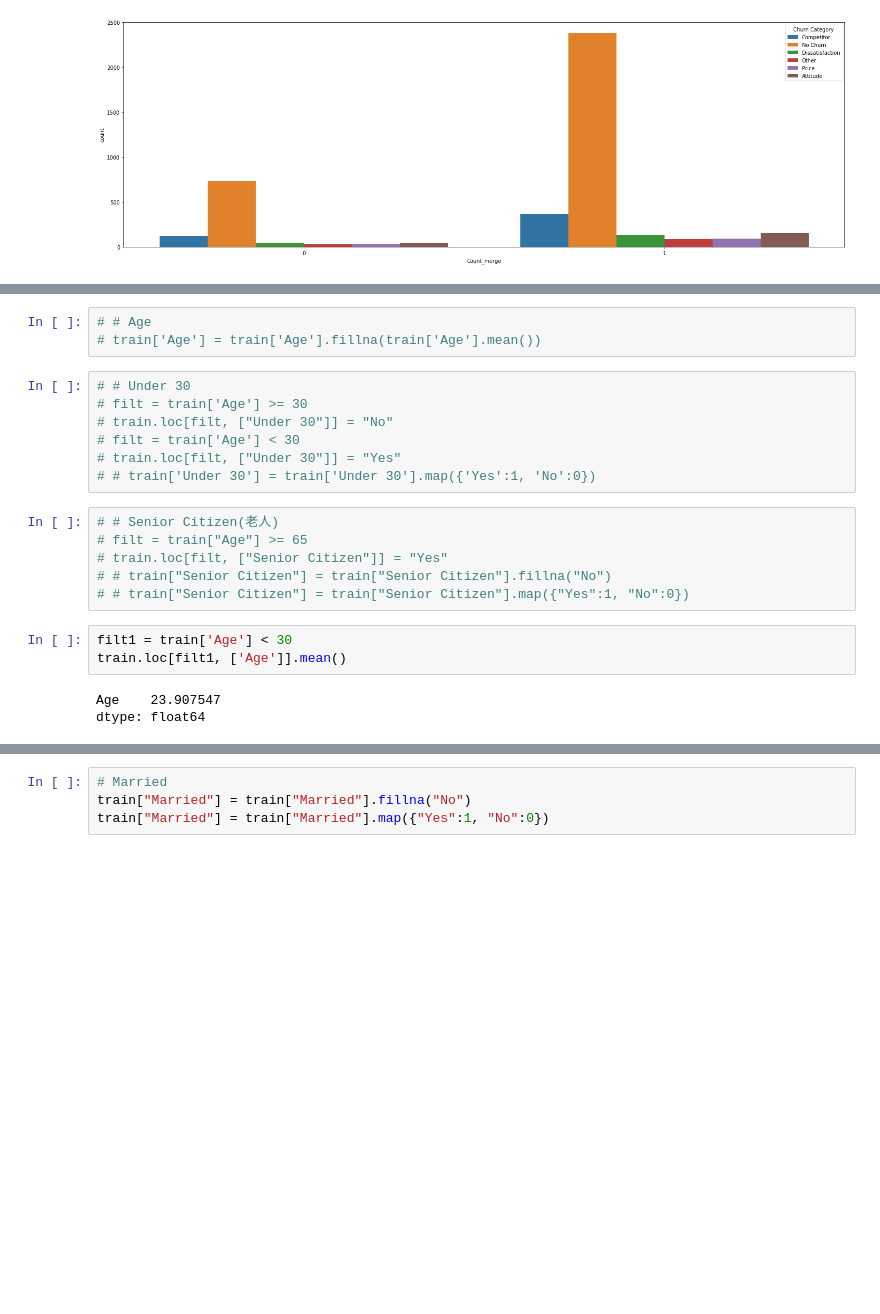
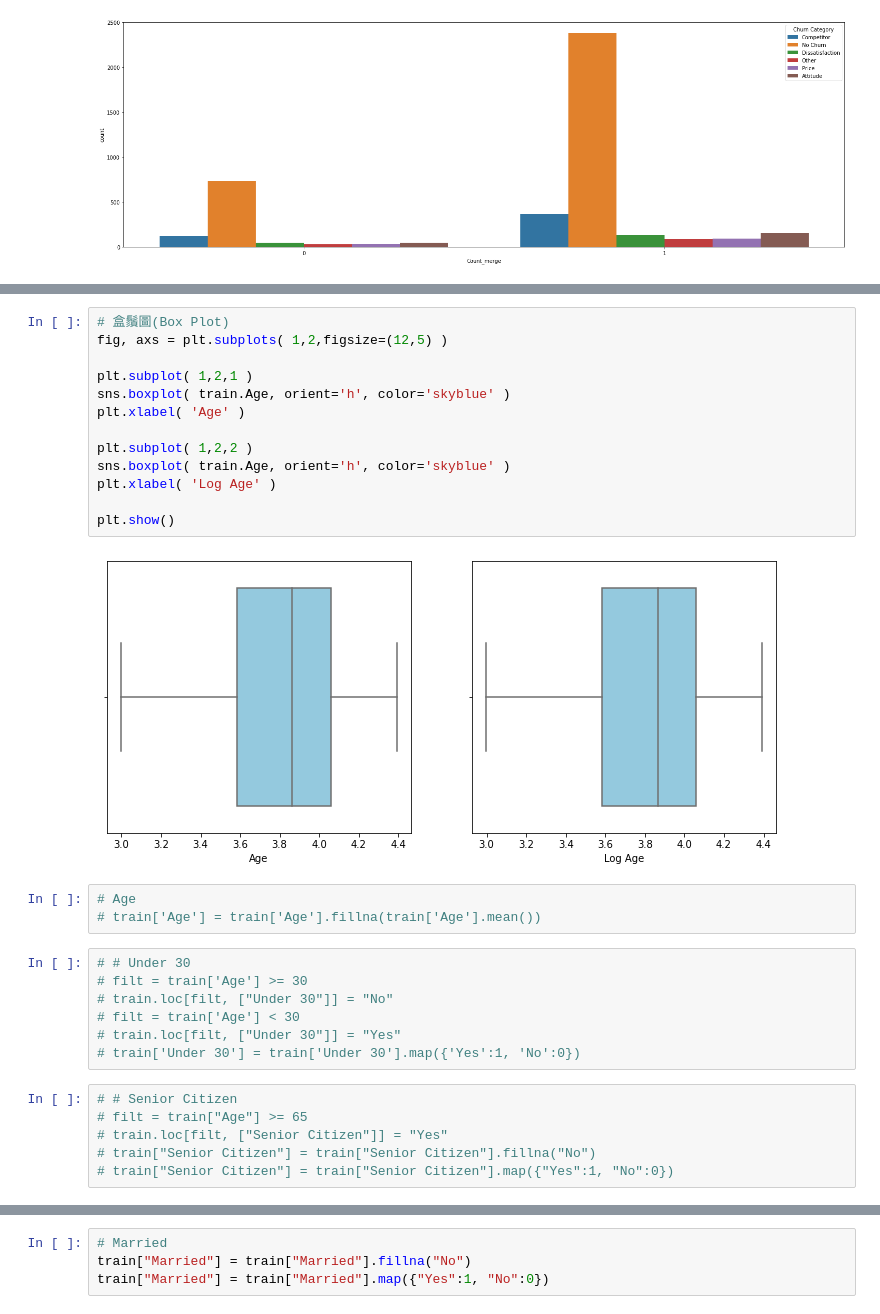
Before and after one commit to ycchiu0703/TCCSUSP, a Jupyter notebook: merge_data.ipynb, the cells around one changed output, grey strips where cells are left out. Drawn from its saved outputs; the diff is of its cells as text; blank space fills up the shorter version.

```diff
--- a/merge_data.ipynb
+++ b/merge_data.ipynb
@@ -302,5 +466,20 @@ train['Age'].mean()
+# %%
+# 盒鬚圖(Box Plot)
+fig, axs = plt.subplots( 1,2,figsize=(12,5) )
+
+plt.subplot( 1,2,1 )
+sns.boxplot( train.Age, orient='h', color='skyblue' )
+plt.xlabel( 'Age' )
+
+plt.subplot( 1,2,2 )
+sns.boxplot( train.Age, orient='h', color='skyblue' )
+plt.xlabel( 'Log Age' )
+
+plt.show()
+# %% [output]
+[figure, added]
 # %%
-# # Age
+# Age
 # train['Age'] = train['Age'].fillna(train['Age'].mean())
 # %%
 # # Under 30
@@ -308,16 +487,10 @@ train['Age'].mean()
 # train.loc[filt, ["Under 30"]] = "No"
 # filt = train['Age'] < 30
 # train.loc[filt, ["Under 30"]] = "Yes"
-# # train['Under 30'] = train['Under 30'].map({'Yes':1, 'No':0})
+# train['Under 30'] = train['Under 30'].map({'Yes':1, 'No':0})
 # %%
-# # Senior Citizen(老人)
+# # Senior Citizen
 # filt = train["Age"] >= 65
 # train.loc[filt, ["Senior Citizen"]] = "Yes"
-# # train["Senior Citizen"] = train["Senior Citizen"].fillna("No")
-# # train["Senior Citizen"] = train["Senior Citizen"].map({"Yes":1, "No":0})
+# train["Senior Citizen"] = train["Senior Citizen"].fillna("No")
+# train["Senior Citizen"] = train["Senior Citizen"].map({"Yes":1, "No":0})
-# %%
-filt1 = train['Age'] < 30
-train.loc[filt1, ['Age']].mean()
-# %% [output]
-Age    23.907547
-dtype: float64
```
Also changed, not shown: parts of 95 cells of this notebook, 20 other files.
